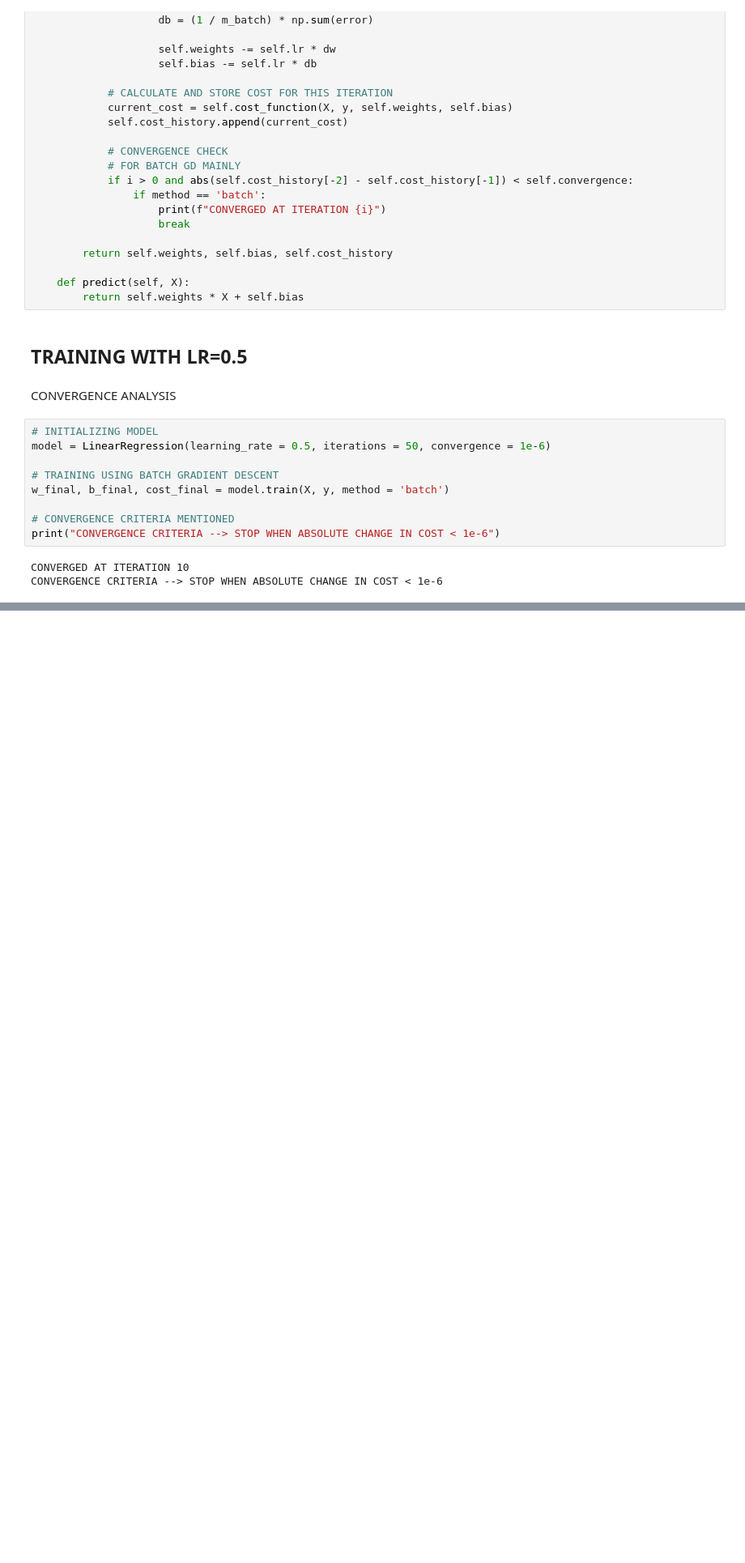
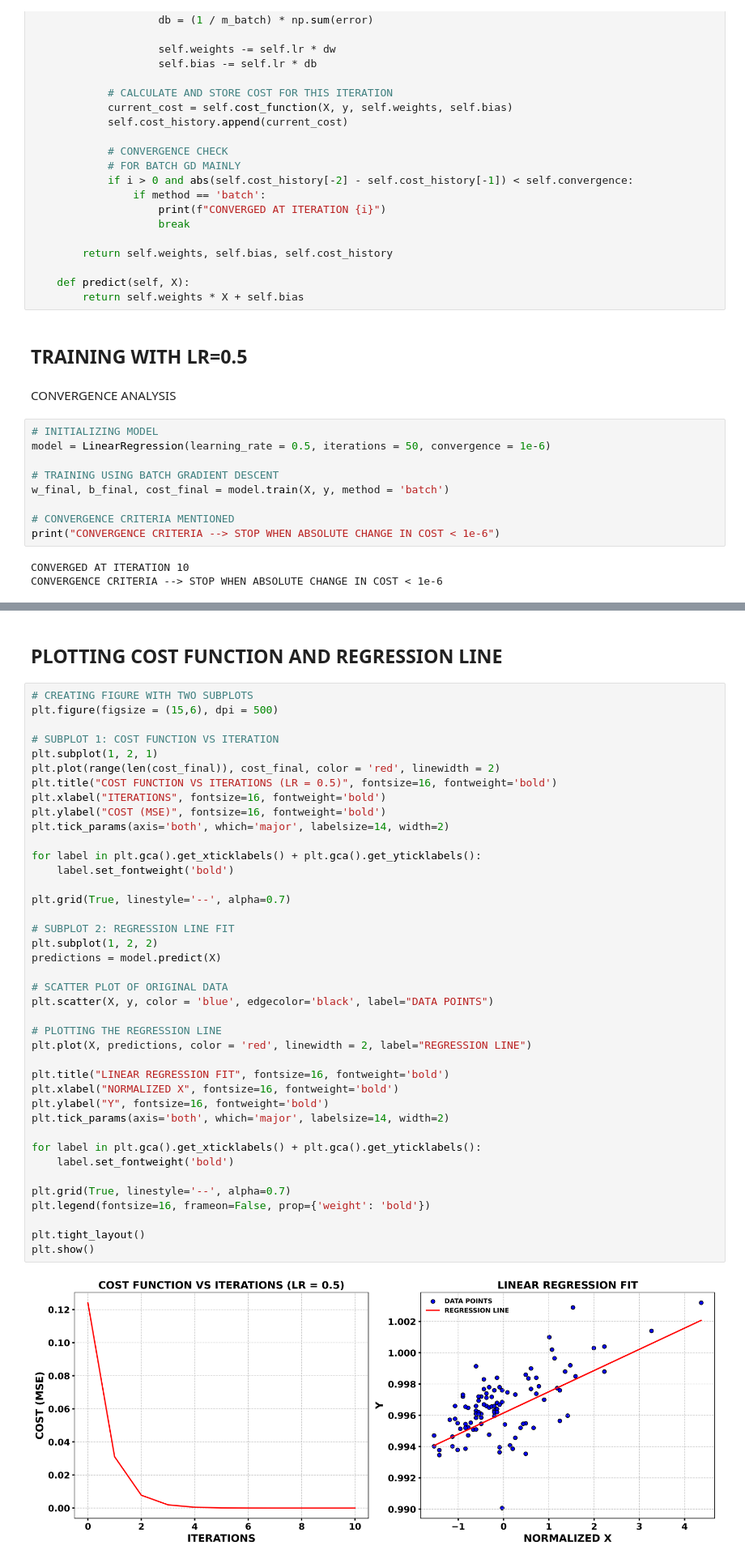
Before and after one commit to DaRkSouL36/Linear-Regression, a Jupyter notebook: LinearRegression.ipynb, the cells around one changed output, grey strips where cells are left out. Shown at 81% size. Drawn from its saved outputs; the diff is of its cells as text; blank space fills up the shorter version.

Commit message:
COST FUNCTION AND REGRESSION LINE PLOTS USING SUBPLOT

```diff
--- a/LinearRegression.ipynb
+++ b/LinearRegression.ipynb
@@ -231,0 +232,44 @@ WEIGHT -> 0.0014 & BIAS --> 0.9961
+# %% [markdown]
+## PLOTTING COST FUNCTION AND REGRESSION LINE
+# %%
+# CREATING FIGURE WITH TWO SUBPLOTS
+plt.figure(figsize = (15,6), dpi = 500)
+
+# SUBPLOT 1: COST FUNCTION VS ITERATION
+plt.subplot(1, 2, 1)
+plt.plot(range(len(cost_final)), cost_final, color = 'red', linewidth = 2)
+plt.title("COST FUNCTION VS ITERATIONS (LR = 0.5)", fontsize=16, fontweight='bold')
+plt.xlabel("ITERATIONS", fontsize=16, fontweight='bold')
+plt.ylabel("COST (MSE)", fontsize=16, fontweight='bold')
+plt.tick_params(axis='both', which='major', labelsize=14, width=2)
+
+for label in plt.gca().get_xticklabels() + plt.gca().get_yticklabels():
+    label.set_fontweight('bold')
+
+plt.grid(True, linestyle='--', alpha=0.7)
+
+# SUBPLOT 2: REGRESSION LINE FIT
+plt.subplot(1, 2, 2)
+predictions = model.predict(X)
+
+# SCATTER PLOT OF ORIGINAL DATA
+plt.scatter(X, y, color = 'blue', edgecolor='black', label="DATA POINTS")
+
+# PLOTTING THE REGRESSION LINE
+plt.plot(X, predictions, color = 'red', linewidth = 2, label="REGRESSION LINE")
+
+plt.title("LINEAR REGRESSION FIT", fontsize=16, fontweight='bold')
+plt.xlabel("NORMALIZED X", fontsize=16, fontweight='bold')
+plt.ylabel("Y", fontsize=16, fontweight='bold')
+plt.tick_params(axis='both', which='major', labelsize=14, width=2)
+
+for label in plt.gca().get_xticklabels() + plt.gca().get_yticklabels():
+    label.set_fontweight('bold')
+
+plt.grid(True, linestyle='--', alpha=0.7)
+plt.legend(fontsize=16, frameon=False, prop={'weight': 'bold'})
+
+plt.tight_layout()
+plt.show()
+# %% [output]
+[figure, added]
```
Also changed, not shown: parts of 1 cell of this notebook.
